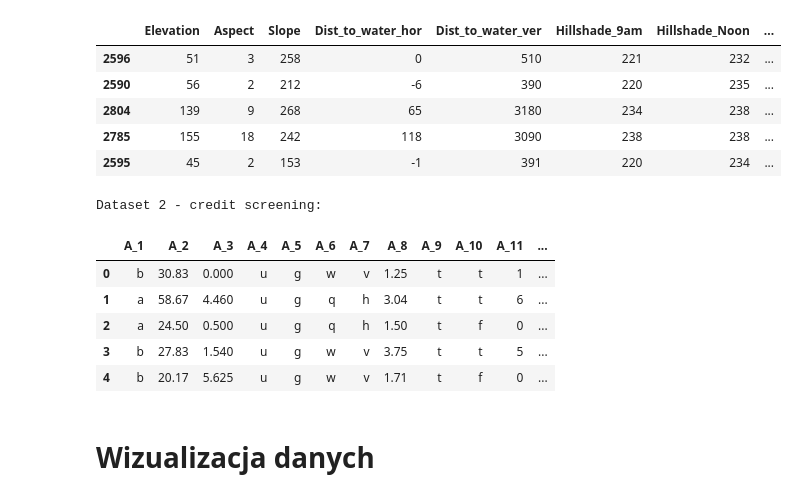
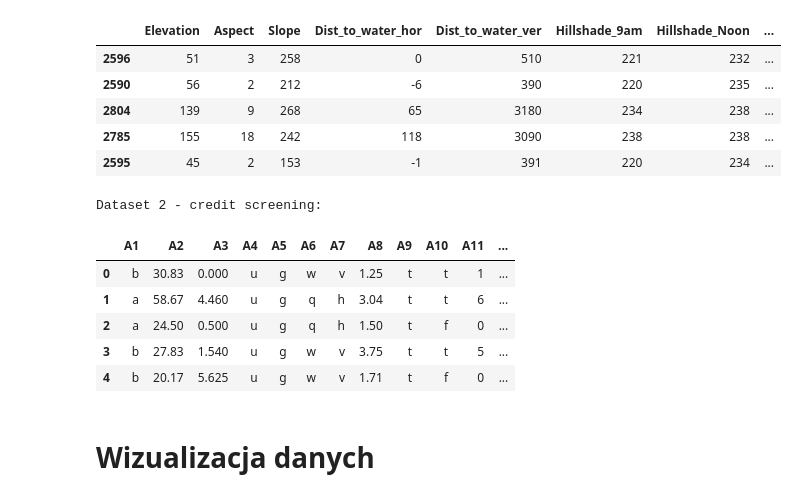
Before and after one commit to ignis05/uj-ci, a Jupyter notebook: Project1.ipynb, the cells around one changed output. Saved outputs shown, nothing was run; the diff lists cells and outputs as text; code cells hidden in the pictures.

```diff
--- a/Project1.ipynb
+++ b/Project1.ipynb
@@ -96,13 +100,13 @@ Dataset 1 - forest covertype:
 | 2595 | 45 | 2 | 153 | -1 | 391 | 220 | 234 | ... |
 # %%
 #  Load dataset 2
-credit_colnames = [f'A_{i}' for i in range(1,17)]
+credit_colnames = [f'A{i}' for i in range(1,17)]
 credit_dataset = pd.read_csv("https://archive.ics.uci.edu/ml/machine-learning-databases/credit-screening/crx.data",header=None, names=credit_colnames)
 print("Dataset 2 - credit screening:\n")
 credit_dataset.head()
 # %% [output]
 Dataset 2 - credit screening:
-|  | A_1 | A_2 | A_3 | A_4 | A_5 | A_6 | A_7 | A_8 | A_9 | A_10 | A_11 | ... |
+|  | A1 | A2 | A3 | A4 | A5 | A6 | A7 | A8 | A9 | A10 | A11 | ... |
 | 0 | b | 30.83 | 0.000 | u | g | w | v | 1.25 | t | t | 1 | ... |
 | 1 | a | 58.67 | 4.460 | u | g | q | h | 3.04 | t | t | 6 | ... |
 | 2 | a | 24.50 | 0.500 | u | g | q | h | 1.50 | t | f | 0 | ... |
```
Also changed, not shown: parts of 12 cells of this notebook.
